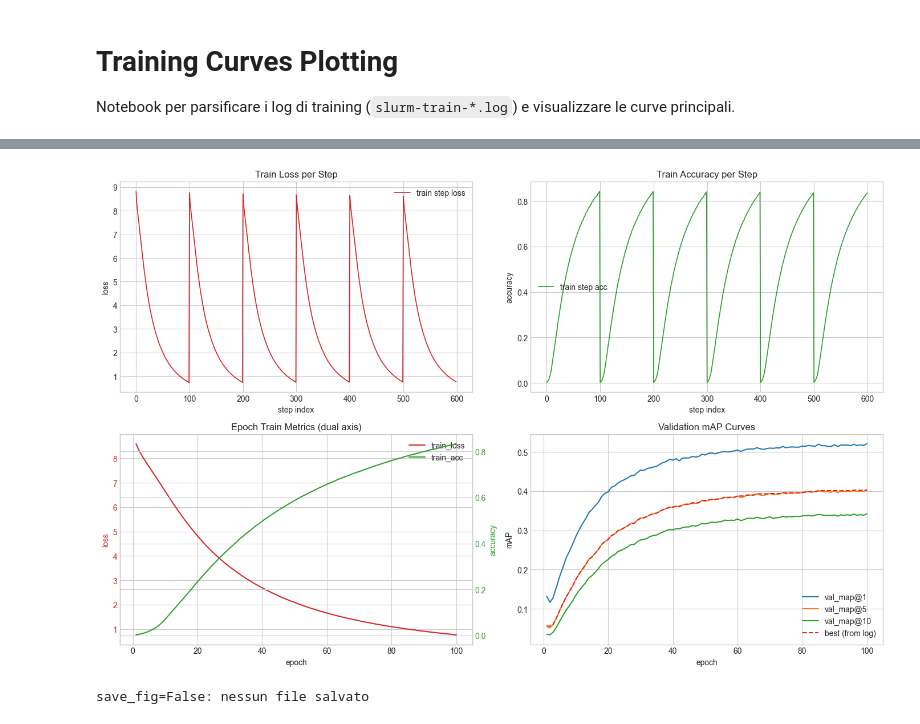
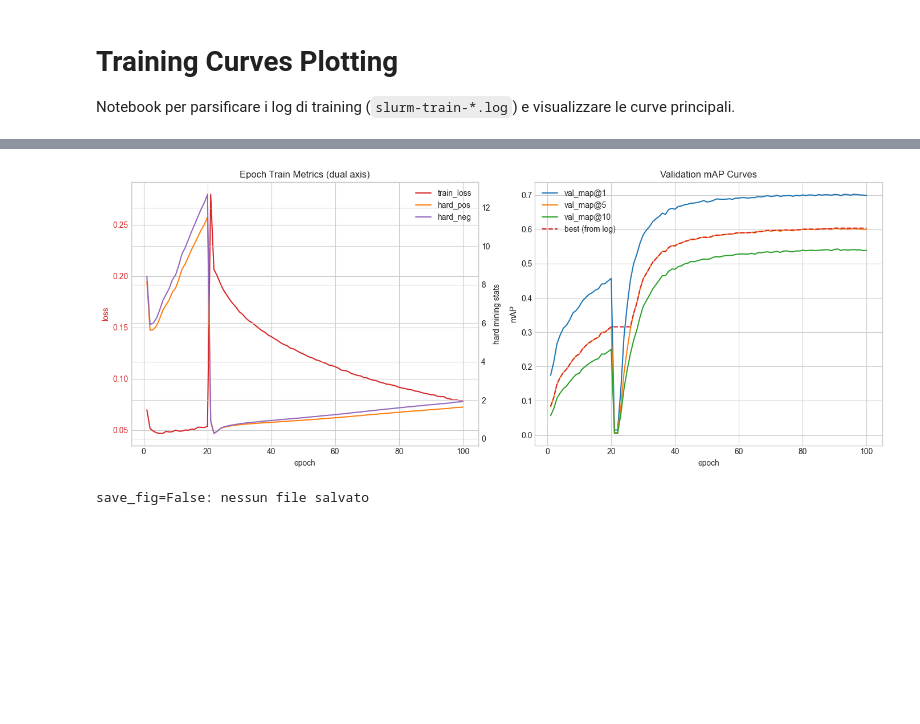
Before and after one commit to MattiaCampanella/ml-face-recognition, a Jupyter notebook: notebooks/training_curves.ipynb, the cells around one changed output, grey strips where cells are left out. Drawn from its saved outputs; the diff is of its cells as text; code cells hidden in the pictures; blank space fills up the shorter version.

```diff
--- a/notebooks/training_curves.ipynb
+++ b/notebooks/training_curves.ipynb
@@ -79,69 +148,70 @@ Epoch records: 100
 # %%
-if df_step.empty and df_epoch.empty:
+if df_epoch.empty:
     raise ValueError('Nessuna metrica trovata nel log selezionato.')
 
-fig, axes = plt.subplots(2, 2, figsize=(14, 9))
+fig, axes = plt.subplots(1, 2, figsize=(14, 5.5))
 
-if not df_step.empty:
-    axes[0, 0].plot(df_step.index, df_step['loss'], color='tab:red', linewidth=1.2, label='train step loss')
-    axes[0, 0].set_title('Train Loss per Step')
-    axes[0, 0].set_xlabel('step index')
-    axes[0, 0].set_ylabel('loss')
-    axes[0, 0].legend()
+ax_epoch = axes[0]
+ax_epoch_aux = ax_epoch.twinx()
 
-    axes[0, 1].plot(df_step.index, df_step['acc'], color='tab:green', linewidth=1.2, label='train step acc')
-    axes[0, 1].set_title('Train Accuracy per Step')
-    axes[0, 1].set_xlabel('step index')
-    axes[0, 1].set_ylabel('accuracy')
-    axes[0, 1].legend()
-else:
-    axes[0, 0].set_visible(False)
-    axes[0, 1].set_visible(False)
+loss_line = ax_epoch.plot(
+    df_epoch['epoch'],
+    df_epoch['train_loss'],
+    color='tab:red',
+    label='train_loss',
+)
 
-if not df_epoch.empty:
-    ax_epoch = axes[1, 0]
-    ax_epoch_acc = ax_epoch.twinx()
-
-    loss_line = ax_epoch.plot(
-        df_epoch['epoch'],
-        df_epoch['train_loss'],
-        color='tab:red',
-        label='train_loss',
-    )
-    acc_line = ax_epoch_acc.plot(
+aux_lines = []
+if 'train_acc' in df_epoch.columns and df_epoch['train_acc'].notna().any():
+    aux_lines += ax_epoch_aux.plot(
         df_epoch['epoch'],
         df_epoch['train_acc'],
         color='tab:green',
         label='train_acc',
     )
+    ax_epoch_aux.set_ylabel('accuracy', color='tab:green')
+    ax_epoch_aux.tick_params(axis='y', labelcolor='tab:green')
+elif (
+    'hard_pos' in df_epoch.columns
+    and 'hard_neg' in df_epoch.columns
+    and (df_epoch['hard_pos'].notna().any() or df_epoch['hard_neg'].notna().any())
+):
+    aux_lines += ax_epoch_aux.plot(
+        df_epoch['epoch'],
+        df_epoch['hard_pos'],
+        color='tab:orange',
+        label='hard_pos',
+    )
+    aux_lines += ax_epoch_aux.plot(
+        df_epoch['epoch'],
+        df_epoch['hard_neg'],
+        color='tab:purple',
+        label='hard_neg',
+    )
+    ax_epoch_aux.set_ylabel('hard mining stats')
 
-    ax_epoch.set_title('Epoch Train Metrics (dual axis)')
-    ax_epoch.set_xlabel('epoch')
-    ax_epoch.set_ylabel('loss', color='tab:red')
-    ax_epoch_acc.set_ylabel('accuracy', color='tab:green')
-    ax_epoch.tick_params(axis='y', labelcolor='tab:red')
-    ax_epoch_acc.tick_params(axis='y', labelcolor='tab:green')
+ax_epoch.set_title('Epoch Train Metrics (dual axis)')
+ax_epoch.set_xlabel('epoch')
+ax_epoch.set_ylabel('loss', color='tab:red')
+ax_epoch.tick_params(axis='y', labelcolor='tab:red')
 
-    lines = loss_line + acc_line
-    labels = [line.get_label() for line in lines]
-    ax_epoch.legend(lines, labels, loc='best')
+lines = loss_line + aux_lines
+labels = [line.get_label() for line in lines]
+ax_epoch.legend(lines, labels, loc='best')
 
-    axes[1, 1].plot(df_epoch['epoch'], df_epoch['val_map1'], label='val_map@1')
-    axes[1, 1].plot(df_epoch['epoch'], df_epoch['val_map5'], label='val_map@5')
-    axes[1, 1].plot(df_epoch['epoch'], df_epoch['val_map10'], label='val_map@10')
-    axes[1, 1].plot(df_epoch['epoch'], df_epoch['best'], linestyle='--', linewidth=1.5, label='best (from log)')
-    axes[1, 1].set_title('Validation mAP Curves')
-    axes[1, 1].set_xlabel('epoch')
-    axes[1, 1].set_ylabel('mAP')
-    axes[1, 1].legend()
-else:
-    axes[1, 0].set_visible(False)
-    axes[1, 1].set_visible(False)
+axes[1].plot(df_epoch['epoch'], df_epoch['val_map1'], label='val_map@1')
+axes[1].plot(df_epoch['epoch'], df_epoch['val_map5'], label='val_map@5')
+axes[1].plot(df_epoch['epoch'], df_epoch['val_map10'], label='val_map@10')
+axes[1].plot(df_epoch['epoch'], df_epoch['best'], linestyle='--', linewidth=1.5, label='best (from log)')
+axes[1].set_title('Validation mAP Curves')
+axes[1].set_xlabel('epoch')
+axes[1].set_ylabel('mAP')
+axes[1].legend()
 
 fig.tight_layout()
 plt.show()
 # %% [output]
-[figure, old version]
+[figure, new version]
 # %%
 # Salvataggio opzionale figure
 save_fig = False
```
Also changed, not shown: parts of 2 cells of this notebook, 2 other files.
